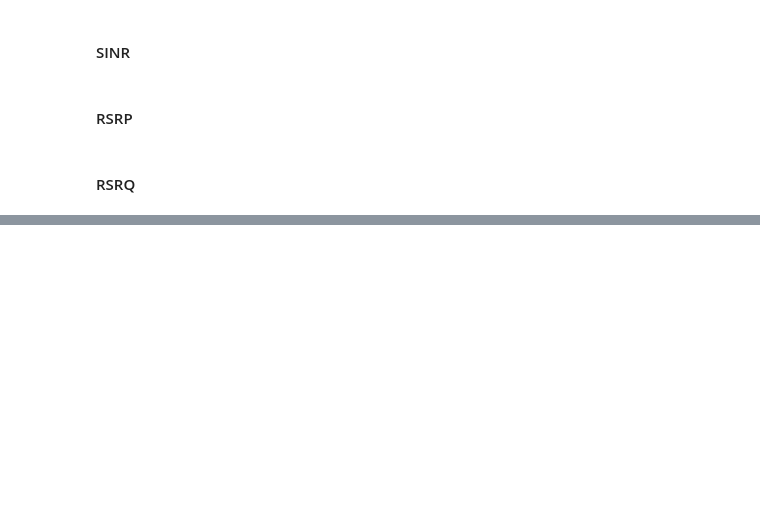
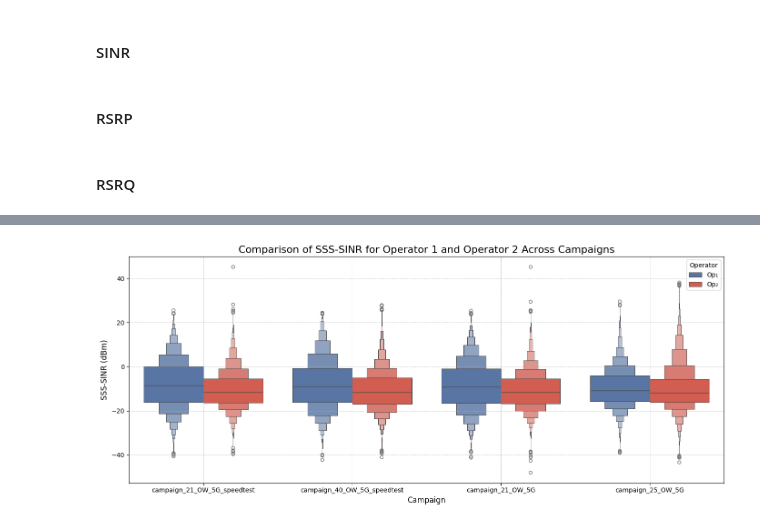
Before and after one commit to carolinevannebo/Remote-Education, a Jupyter notebook: IN5060_Assignment_2.ipynb, the cells around one changed output, grey strips where cells are left out. Drawn from its saved outputs; the diff is of its cells as text; code cells hidden in the pictures; blank space fills up the shorter version.

Commit message:
added plots for coverage and a legend for violins

```diff
--- a/IN5060_Assignment_2.ipynb
+++ b/IN5060_Assignment_2.ipynb
@@ -656,0 +696,11 @@ map_op2_rsrq = create_map_with_clustering(most_measured_data_op2_5g, 'SSS-RSRQ',
+# %%
+# These are a few overlapping campaigns (e.g campaigns that took measurements for both Operator 1 and Operator 2).
+campaigns = ['campaign_25_OW_5G', 'campaign_40_OW_5G_speedtest', 'campaign_21_OW_5G_speedtest', 'campaign_21_OW_5G']
+
+campaign = campaigns[0]
+most_measured_data_op1_5g = op1_data_5g[op1_data_5g['campaign'] == campaign]
+#print(most_measured_data_op1_5g.head(10))
+
+# Get the eNodeB.ID with the most measurements
+most_measured_data_op2_5g = op2_data_5g[op2_data_5g['campaign'] == campaign]
+print(most_measured_data_op2_5g.head(10))
@@ -656,0 +719,42 @@ map_op2_rsrq = create_map_with_clustering(most_measured_data_op2_5g, 'SSS-RSRQ',
+# %%
+import seaborn as sns
+import matplotlib.pyplot as plt
+
+# Use .loc to avoid SettingWithCopyWarning
+op1_data_5g.loc[:, 'Operator'] = 'Op₁'
+op2_data_5g.loc[:, 'Operator'] = 'Op₂'
+
+# Combine the datasets for both operators
+combined_data = pd.concat([op1_data_5g, op2_data_5g])
+
+# Define custom colors: Blue for Operator 1, Red for Operator 2
+custom_palette = {'Op₁': '#4c72b0', 'Op₂': '#e74c3c'}  # Blue and Red
+
+# Create a single boxen plot with both operators for each campaign
+plt.figure(figsize=(14, 6))
+sns.boxenplot(
+    x='campaign',
+    y='SSS-SINR',
+    hue='Operator',  # This will differentiate Operator 1 and Operator 2
+    data=combined_data[combined_data['campaign'].isin(campaigns)],
+    dodge=True,
+    palette=custom_palette,  # Custom palette
+    k_depth='tukey',
+    width_method='exponential'  # Replaced 'scale' with 'width_method'
+)
+
+# Set plot labels and title
+plt.title('Comparison of SSS-SINR for Operator 1 and Operator 2 Across Campaigns', fontsize=16)
+plt.ylabel('SSS-SINR (dBm)', fontsize=12)
+plt.xlabel('Campaign', fontsize=12)
+#plt.xticks(rotation=45)
+plt.legend(title='Operator', loc='upper right')
+
+# Add gridlines
+plt.grid(True, which='both', linestyle='--', linewidth=0.5)
+
+# Show the plot
+plt.tight_layout()
+plt.show()
+# %% [output]
+[figure, added]
```
Also changed, not shown: parts of 13 cells of this notebook, 1 other file.
